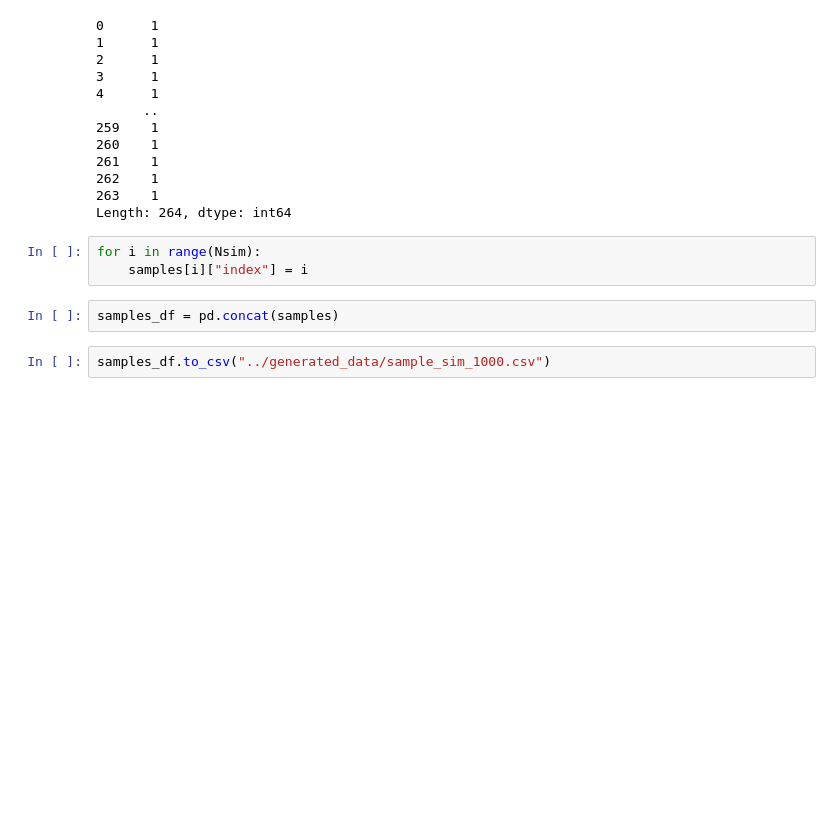
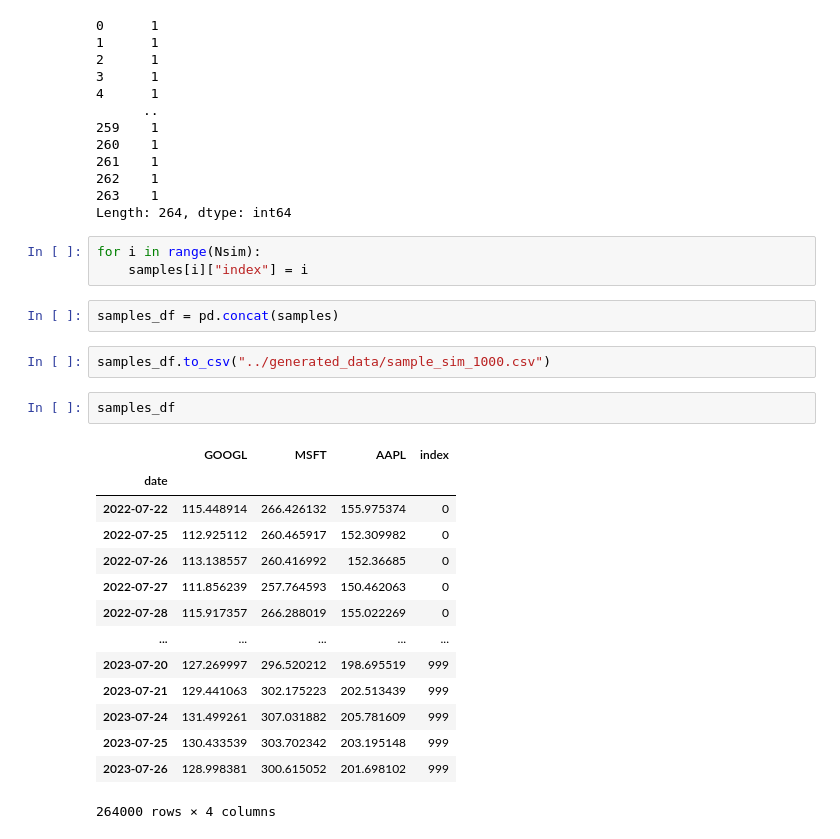
Before and after one commit to livelycloud/MH4518_GROUP13, a Jupyter notebook: stock_pricing/data_exploration.ipynb, the cells around one changed output. Cells and saved outputs as stored; diff of their text form; blank space fills up the shorter version.

```diff
--- a/stock_pricing/data_exploration.ipynb
+++ b/stock_pricing/data_exploration.ipynb
@@ -164,3 +166,20 @@ for i in range(Nsim):
 samples_df = pd.concat(samples)
 # %%
 samples_df.to_csv("../generated_data/sample_sim_1000.csv")
+# %%
+samples_df
+# %% [output]
+|  | GOOGL | MSFT | AAPL | index |
+| date |  |  |  |  |
+| 2022-07-22 | 115.448914 | 266.426132 | 155.975374 | 0 |
+| 2022-07-25 | 112.925112 | 260.465917 | 152.309982 | 0 |
+| 2022-07-26 | 113.138557 | 260.416992 | 152.36685 | 0 |
+| 2022-07-27 | 111.856239 | 257.764593 | 150.462063 | 0 |
+| 2022-07-28 | 115.917357 | 266.288019 | 155.022269 | 0 |
+| ... | ... | ... | ... | ... |
+| 2023-07-20 | 127.269997 | 296.520212 | 198.695519 | 999 |
+| 2023-07-21 | 129.441063 | 302.175223 | 202.513439 | 999 |
+| 2023-07-24 | 131.499261 | 307.031882 | 205.781609 | 999 |
+| 2023-07-25 | 130.433539 | 303.702342 | 203.195148 | 999 |
+| 2023-07-26 | 128.998381 | 300.615052 | 201.698102 | 999 |
+264000 rows × 4 columns
```
Also changed, not shown: parts of 7 cells of this notebook, 2 other files.
